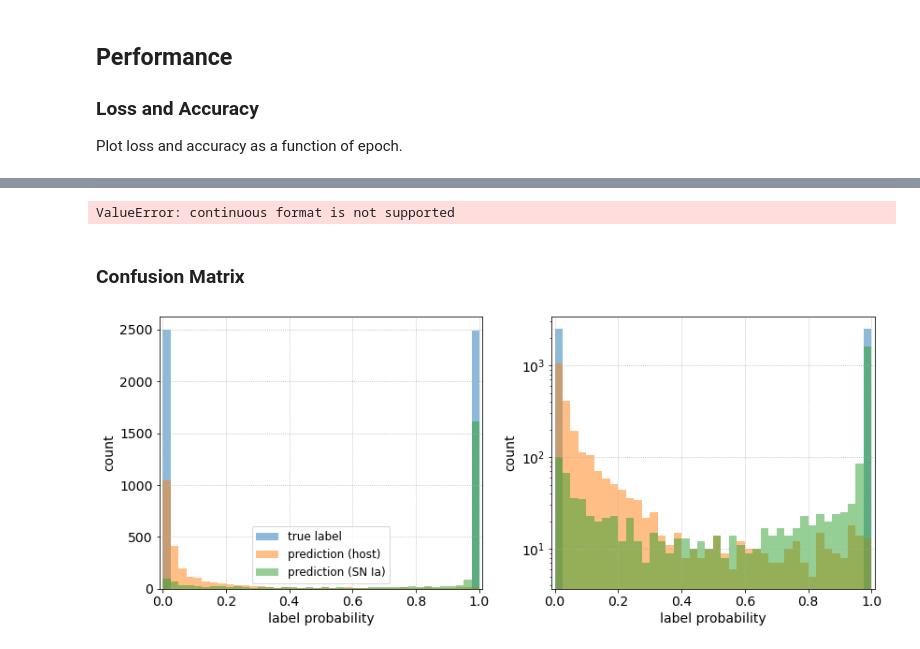
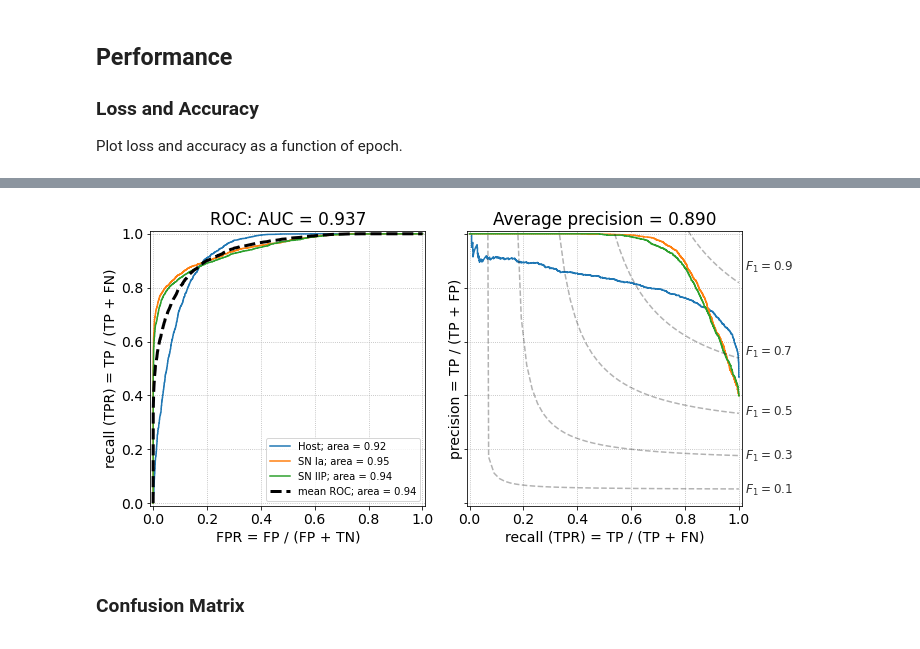
Before and after one commit to desihub/timedomain, a Jupyter notebook: desitrip/docs/nb/cnn_multilabel-restframe.ipynb, the cells around one changed output, grey strips where cells are left out. Saved outputs shown, nothing was run; the diff lists cells and outputs as text; code cells hidden in the pictures.

```diff
--- a/desitrip/docs/nb/cnn_multilabel-restframe.ipynb
+++ b/desitrip/docs/nb/cnn_multilabel-restframe.ipynb
@@ -338,69 +353,64 @@ y_pred = model.predict(x_test).ravel()
-# %%
-from sklearn.metrics import roc_curve, auc, precision_recall_curve, average_precision_score
-
-fpr, tpr, thresholds = roc_curve(y_test, y_pred)
-pre, rec, _ = precision_recall_curve(y_test, y_pred)
-# %% [output]
-ValueError: continuous format is not supported
 # %%
+from sklearn.metrics import roc_curve, auc, precision_recall_curve, average_precision_score
+
 fig, axes = plt.subplots(1,2, figsize=(10,5), sharex=True, sharey=True)
 
+all_fpr = None
+all_tpr = None
+
+fpr = dict()
+tpr = dict()
+for i in range(3):
+    fpr[i], tpr[i], _ = roc_curve(y_test[:,i], y_pred[:,i])
+    roc_auc = auc(fpr[i], tpr[i])
+
+    ax = axes[0]
+    ax.plot(fpr[i], tpr[i], label='{}; area = {:.2f}'.format(labels[i], roc_auc))
+    ax.grid(ls=':')
+
+    pre, rec, _ = precision_recall_curve(y_test[:,i], y_pred[:,i])
+
+    ax = axes[1]
+    ax.plot(rec, pre)
+
+all_fpr = np.unique(np.concatenate([fpr[i] for i in range(3)]))
+mean_tpr = np.zeros_like(all_fpr)
+for i in range(3):
+    mean_tpr += np.interp(all_fpr, fpr[i], tpr[i])
+fpr['macro'] = all_fpr
+tpr['macro'] = mean_tpr / 3
+fpr['macro'] = np.insert(fpr['macro'], 0, 0)
+tpr['macro'] = np.insert(tpr['macro'], 0, 0)
+roc_auc_macro = auc(fpr['macro'], tpr['macro'])
+
 ax = axes[0]
-ax.plot(fpr, tpr, lw=2)
-ax.plot((0,1), (0,1), 'k--', alpha=0.3)
-ax.grid(ls=':')
+ax.plot(fpr['macro'], tpr['macro'], lw=3, ls='--', color='k',
+        label='mean ROC; area = {:.2f}'.format(roc_auc_macro))
 ax.set(xlim=(-0.01,1.01), xlabel='FPR = FP / (FP + TN)',
        ylim=(-0.01,1.01), ylabel='recall (TPR) = TP / (TP + FN)',
-       title='ROC: AUC = {:.3f}'.format(auc(fpr, tpr)),
+       title='ROC: AUC = {:.3f}'.format(roc_auc_macro),
        aspect='equal')
+ax.legend(fontsize=10, loc='lower right')
 
 ax = axes[1]
-ax.plot(rec, pre, lw=2)
 f_scores = np.linspace(0.1, 0.9, num=5)
-lines = []
-labels = []
 for f_score in f_scores:
     x_ = np.linspace(0.01, 1)
     y_ = f_score * x_ / (2 * x_ - f_score)
     l, = plt.plot(x_[y_ >= 0], y_[y_ >= 0], color='k', ls='--', alpha=0.3)
     ax.annotate(' $F_{{1}}={0:0.1f}$'.format(f_score), xy=(1.01, y_[45]-0.02),
                 fontsize=12, alpha=0.8)
 ax.grid(ls=':')
 ax.set(xlabel='recall (TPR) = TP / (TP + FN)',
        ylabel='precision = TP / (TP + FP)',
        title='Average precision = {:.3f}'.format(average_precision_score(y_test, y_pred)),
        aspect='equal')
 
 fig.tight_layout()
+# %% [output]
+[figure, added]
 # %% [markdown]
 ### Confusion Matrix
-# %%
-fig, axes = plt.subplots(1,2, figsize=(12,5), sharex=True)
-
-ax = axes[0]
-ybins = np.linspace(0,1,41)
-ax.hist(y_test, bins=ybins, alpha=0.5, label='true label')
-ax.hist(y_pred[y_test==0], bins=ybins, alpha=0.5, label='prediction (host)')
-ax.hist(y_pred[y_test==1], bins=ybins, alpha=0.5, label='prediction (SN Ia)')
-ax.grid(ls=':')
-ax.set(xlabel='label probability',
-       xlim=(-0.01, 1.01),
-       ylabel='count')
-ax.legend(fontsize=12, loc='best')
-
-ax = axes[1]
-ybins = np.linspace(0,1,41)
-ax.hist(y_test, bins=ybins, alpha=0.5, label='true label')
-ax.hist(y_pred[y_test==0], bins=ybins, alpha=0.5, label='prediction (host)')
-ax.hist(y_pred[y_test==1], bins=ybins, alpha=0.5, label='prediction (SN Ia)', log=True)
-ax.grid(ls=':')
-ax.set(xlabel='label probability',
-       xlim=(-0.01, 1.01),
-       ylabel='count')
-
-fig.tight_layout()
-# %% [output]
-[figure, removed]
 # %%
 from sklearn.metrics import confusion_matrix
 
```
Also changed, not shown: parts of 14 cells of this notebook.
